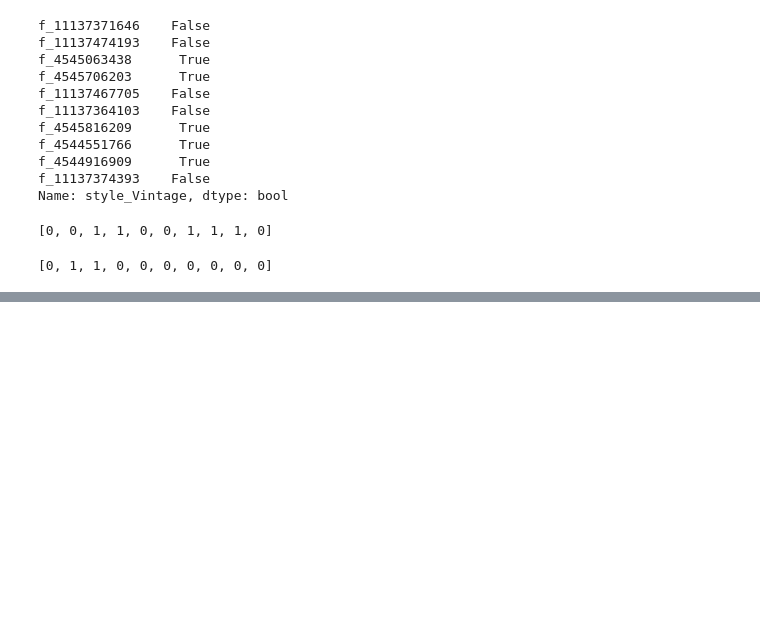
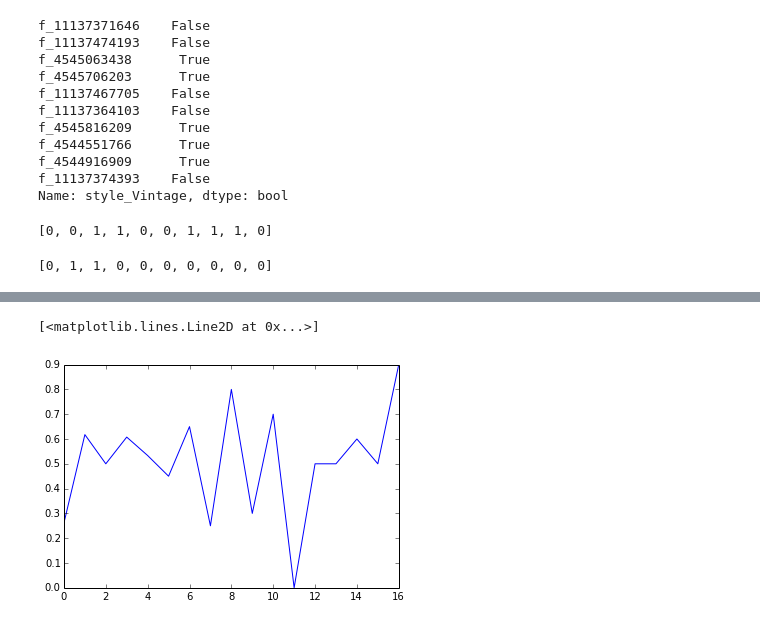
Before and after one commit to matttrent/vislab, a Jupyter notebook: notebooks/mturk_get_results.ipynb, the cells around one changed output, grey strips where cells are left out. Saved outputs shown, nothing was run; the diff lists cells and outputs as text; code cells hidden in the pictures; blank space fills up the shorter version.

```diff
--- a/notebooks/mturk_get_results.ipynb
+++ b/notebooks/mturk_get_results.ipynb
@@ -283,0 +357,13 @@ print sklearn.metrics.precision_recall_fscore_support( truth_list, pred_list, po
+# %%
+mean_answer = []
+# %%
+for worker in answers_per_worker.index:
+    worker_df = result_df[ result_df['worker_id'] == worker ]
+    num_true  = len( worker_df[ worker_df['tagged_Vintage'] == True ] )
+    num_total = len( worker_df )
+    mean_answer += [ float( num_true ) / float( num_total ) ]
+# %%
+plot( mean_answer )
+# %% [output]
+[<matplotlib.lines.Line2D at 0x...>]
+[figure, added]
```
Also changed, not shown: parts of 16 cells of this notebook.
